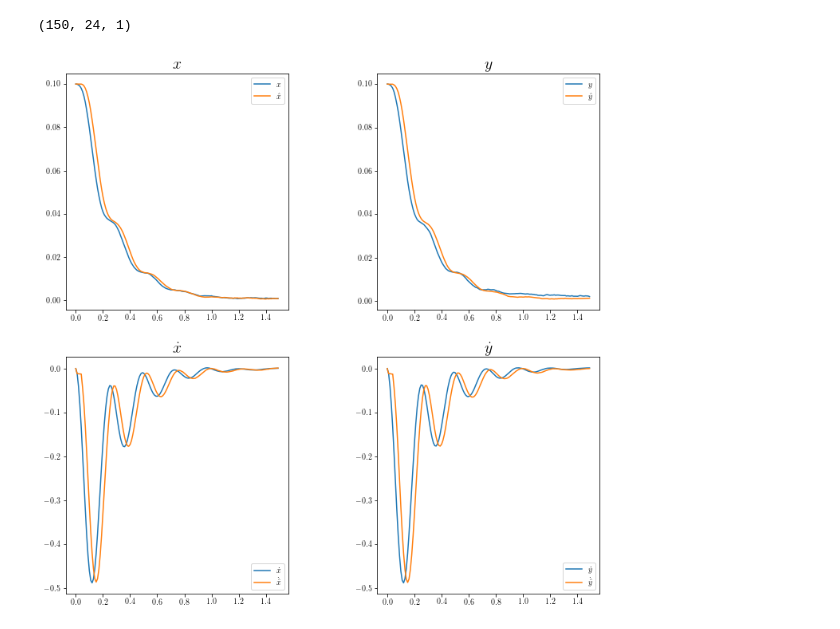
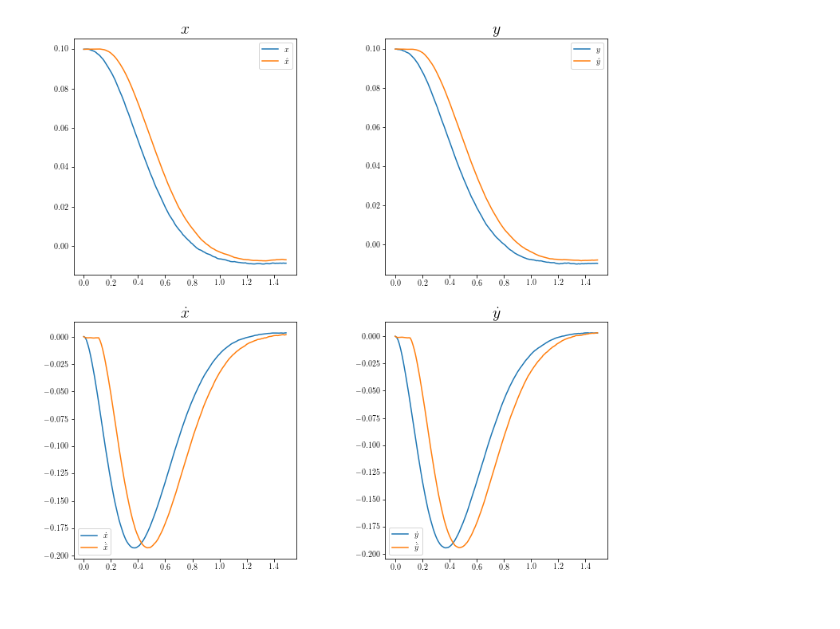
Before and after one commit to TomaszWasTaken/ModellingOfBiologicalSystems, a Jupyter notebook: Delayed_Controller.ipynb, the cells around one changed output. Drawn from its saved outputs; the diff is of its cells as text; code cells hidden in the pictures.

```diff
--- a/Delayed_Controller.ipynb
+++ b/Delayed_Controller.ipynb
@@ -50,15 +50,15 @@ class my_sys:
         """
         self.N = N_steps
         self.L = np.zeros((N_steps, self.nu, self.ns))
-        self.S = np.zeros((N_steps, self.ns, self.ns))
+        S = np.zeros((N_steps, self.ns, self.ns))
         self.Q = np.zeros((N_steps, self.ns, self.ns))  # in real life, Qn changes
 
         self.Q[N - 1, :, :] = QN_
-        self.S[N - 1, :, :] = QN_
+        S[N - 1, :, :] = QN_
 
         for i in range(self.N - 1, 0, -1):
-            self.L[i-1, :, :] = np.linalg.inv((R_ + self.B.T@self.S[i,:,:]@self.B))@self.B.T@self.S[i,:,:]@self.A
-            self.S[i-1, :, :] = QN_ + self.A.T@self.S[i,:,:]@(self.A-self.B@self.L[i-1])
+            self.L[i-1, :, :] = np.linalg.inv((R_ + self.B.T@S[i,:,:]@self.B))@self.B.T@S[i,:,:]@self.A
+            S[i-1, :, :] = QN_ + self.A.T@S[i,:,:]@(self.A-self.B@self.L[i-1])
 
     def add_observer(self):
         """Adds the Kalman filter to the system and computes
@@ -160,10 +159,10 @@ def visualize(time_vec,X,Y,Xhat):
     plt.legend(['$\dot{y}$','$\dot{\hat{y}}$'])
     plt.show()
 # %%
-w1 = 2
-w2 = 2
-w3 = 0.1
-w4 = 0.1
+w1 = 0.01
+w2 = 0.01
+w3 = 0.0001
+w4 = 0.0001
 QN = np.diag([w1, w2, w3, w4, 0, 0])
 
 # We set the R matrix as follows, later on you can change it to see its effect on the controller
@@ -190,10 +189,9 @@ B[5, 1] = 1/tau
 # %%
 ss = my_sys(A,B,dt,'RK4')
 ss.add_feedback(QN,R,N)
 ss.add_observer()
-ss.add_delay(3)
+ss.add_delay(10)
 time_vec,X,Y,Xhat = ss.simulate()
 visualize(time_vec,X,Y,Xhat)
 # %% [output]
-(150, 24, 1)
-[figure, old version]
+[figure, new version]
```
Also changed, not shown: parts of 1 cell of this notebook.
